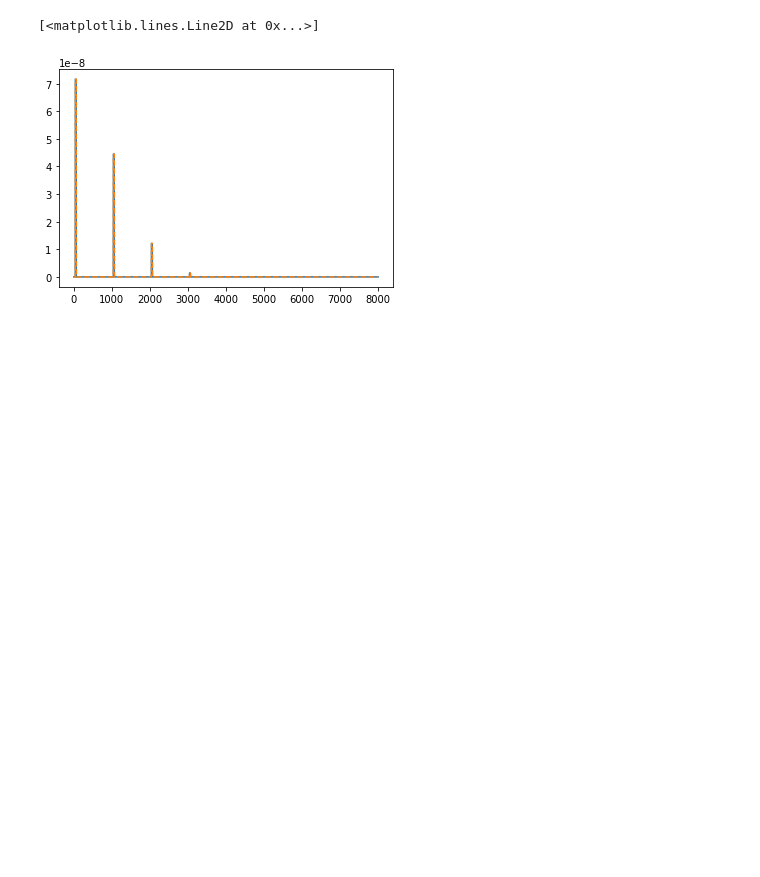
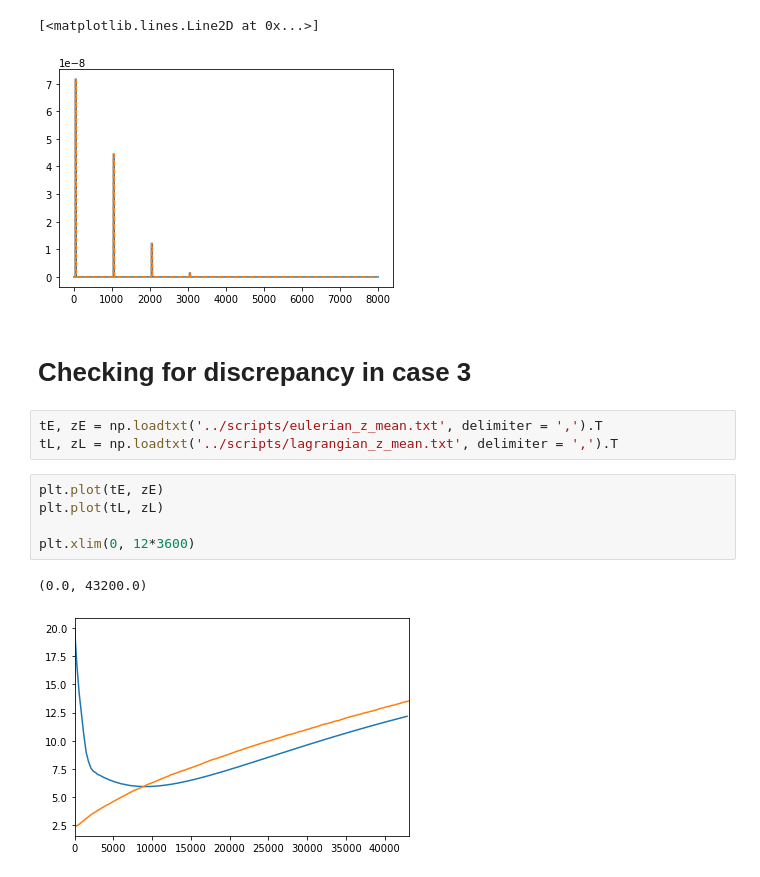
Before and after one commit to nordam/Eulerian-and-Lagrangian-methods, a Jupyter notebook: notebooks/Debugging.ipynb, the cells around one changed output. Saved outputs shown, nothing was run; the diff lists cells and outputs as text; blank space fills up the shorter version.

```diff
--- a/notebooks/Debugging.ipynb
+++ b/notebooks/Debugging.ipynb
@@ -609,3 +609,16 @@ plt.plot(old.T, '--')
 0.0
 [<matplotlib.lines.Line2D at 0x...>]
 [figure]
+# %% [markdown]
+# Checking for discrepancy in case 3
+# %%
+tE, zE = np.loadtxt('../scripts/eulerian_z_mean.txt', delimiter = ',').T
+tL, zL = np.loadtxt('../scripts/lagrangian_z_mean.txt', delimiter = ',').T
+# %%
+plt.plot(tE, zE)
+plt.plot(tL, zL)
+
+plt.xlim(0, 12*3600)
+# %% [output]
+(0.0, 43200.0)
+[figure, added]
```
Also changed, not shown: 3 other files.
